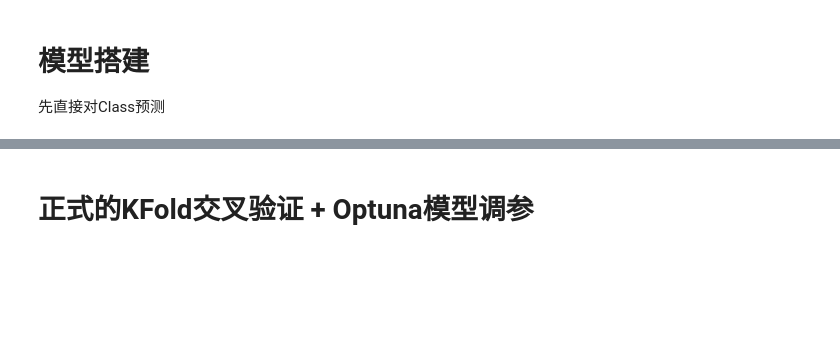
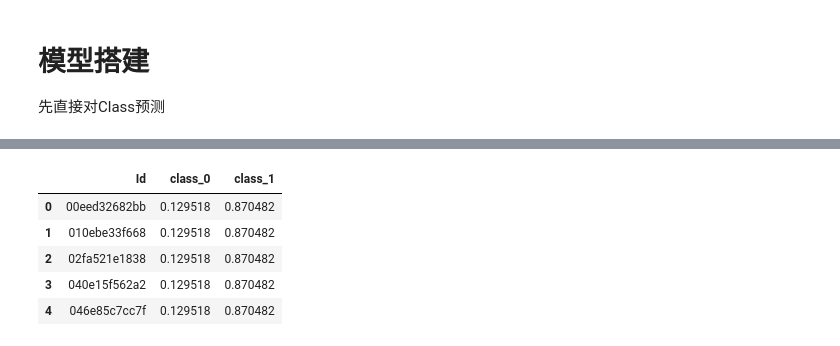
Before and after one commit to CyberPunkYu/Kaggle_ICR, a Jupyter notebook: baseline_secondary.ipynb, the cells around one changed output, grey strips where cells are left out. Drawn from its saved outputs; the diff is of its cells as text; code cells hidden in the pictures; blank space fills up the shorter version.

```diff
--- a/baseline_secondary.ipynb
+++ b/baseline_secondary.ipynb
@@ -365,0 +456,13 @@ lgb_accuracy
+# %%
+b = voting_clf_beta.predict(train)
+d = voting_clf_delta.predict(train)
+g = voting_clf_gamma.predict(train)
+
+df_train = pd.DataFrame()
+df_train['Gamma'] = g
+df_train['Beta'] = b
+df_train['Delta'] = d
+
+df_class = train_discrete['Class']
+print(df_train.shape)
+print(df_class.shape)
@@ -365,0 +487,7 @@ lgb_accuracy
+# %%
+x_train2, x_test2, y_train2, y_test2 = train_test_split(df_train, df_class, test_size=0.2)
+
+voting_clf_final = VotingClassifier(estimators=estimators, voting='soft', n_jobs=-1)
+voting_clf_final.fit(x_train2, y_train2)
+y_pred = voting_clf_final.predict(x_test2)
+print('acc:', accuracy_score(y_test2, y_pred))
@@ -374,0 +526,10 @@ ScoreMetric(y_test['Class'], p0)
+# %%
+# 预测test
+b = voting_clf_beta.predict(test)
+d = voting_clf_delta.predict(test)
+g = voting_clf_gamma.predict(test)
+
+df_test = pd.DataFrame()
+df_test['Gamma'] = g
+df_test['Beta'] = b
+df_test['Delta'] = d
@@ -375,10 +554,9 @@ ScoreMetric(y_test['Class'], p0)
 # %%
-y_pred = xgb_b.predict_proba(test)
-p0 = y_pred[:,0]
-# p0[p0 > 0.8] = 0.99
-# p0[p0 < 0.2] = 0.01
-odds = 4.71 * p0 / (1-p0)
-p0 = odds / (1+odds)
+# 预测class
+y_pred = voting_clf_final.predict_proba(df_test)
+p0 = y_pred[:,1]
+# odds = 4.71 * p0 / (1-p0)
+# p0 = odds / (1+odds)
 submission = pd.DataFrame(test_id, columns=["Id"])
 submission["class_0"] = p0
 submission["class_1"] = 1 - p0
@@ -390,2 +577,6 @@ ValueError: Feature shape mismatch, expected: 2, got 52
+|  | Id | class_0 | class_1 |
+| 0 | 00eed32682bb | 0.129518 | 0.870482 |
+| 1 | 010ebe33f668 | 0.129518 | 0.870482 |
+| 2 | 02fa521e1838 | 0.129518 | 0.870482 |
+| 3 | 040e15f562a2 | 0.129518 | 0.870482 |
+| 4 | 046e85c7cc7f | 0.129518 | 0.870482 |
-# %% [markdown]
-# 正式的KFold交叉验证 + Optuna模型调参
```
Also changed, not shown: parts of 19 cells of this notebook, 8 other files.
